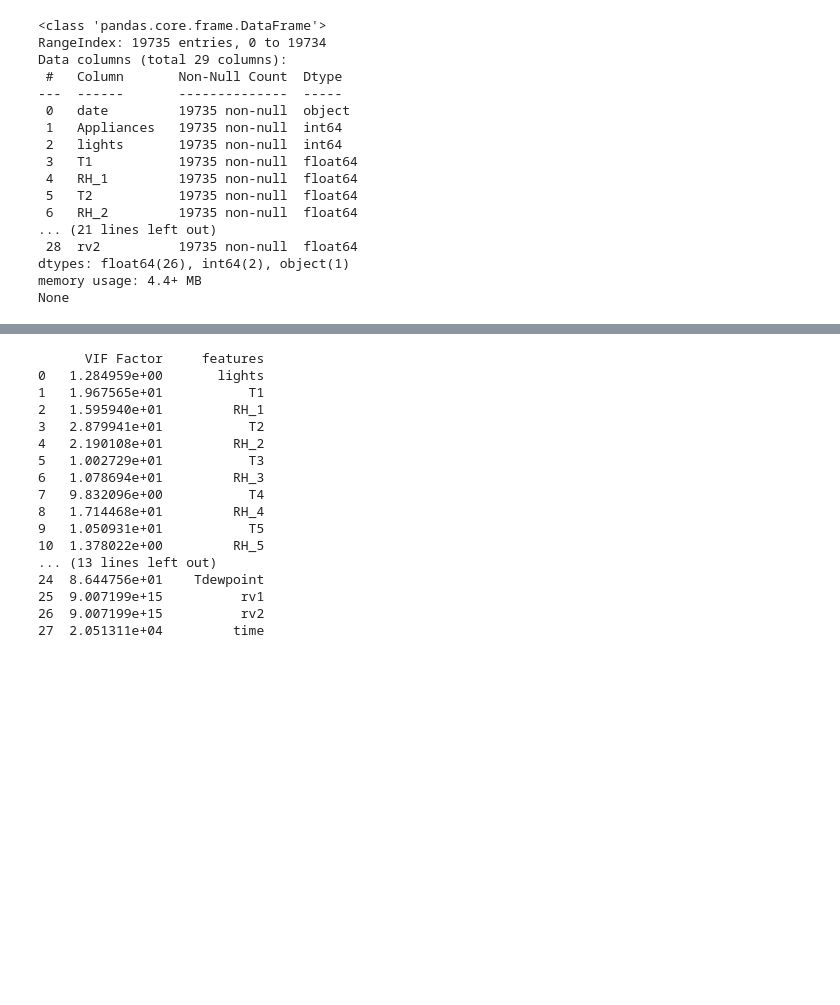
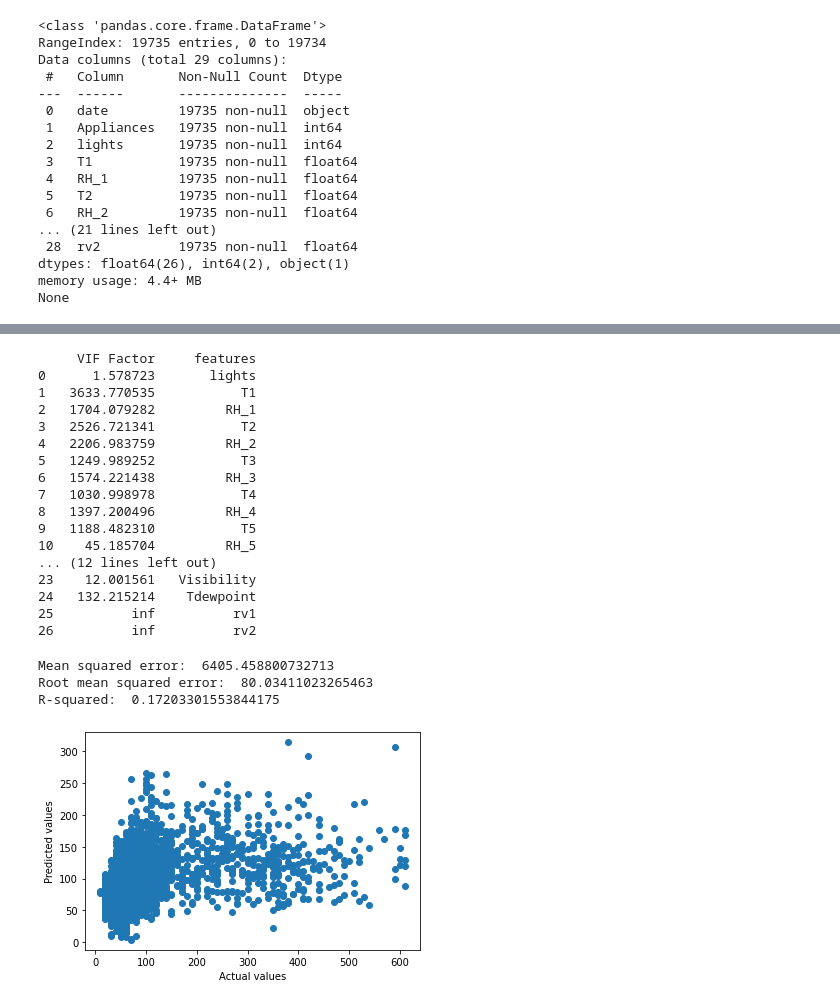
Before and after one commit to nimnathw/energy-consumption, a Jupyter notebook: energy_consumption.ipynb, the cells around one changed output, grey strips where cells are left out. Cells and saved outputs as stored; diff of their text form; code cells hidden in the pictures; blank space fills up the shorter version.

```diff
--- a/energy_consumption.ipynb
+++ b/energy_consumption.ipynb
@@ -155,9 +280,5 @@ sns.heatmap(corr, annot=False, ax=ax)
 # %%
-# Create X features set and y outcome set
-X = df_processed.drop(["Appliances"], axis=1)
-y = df_processed["Appliances"]
-
-# Calculate VIF for each feature
+# Calculate VIF for each feature to identify multicollinearity
 vif = pd.DataFrame()
 vif["VIF Factor"] = [variance_inflation_factor(X.values, i) for i in range(X.shape[1])]
 vif["features"] = X.columns
@@ -165,20 +286,20 @@ vif["features"] = X.columns
 # Show VIF values
 print(vif)
 # %% [output]
-      VIF Factor     features
-0   1.284959e+00       lights
-1   1.967565e+01           T1
-2   1.595940e+01         RH_1
-3   2.879941e+01           T2
-4   2.190108e+01         RH_2
-5   1.002729e+01           T3
-6   1.078694e+01         RH_3
-7   9.832096e+00           T4
-8   1.714468e+01         RH_4
-9   1.050931e+01           T5
-10  1.378022e+00         RH_5
-... (13 lines left out)
-24  8.644756e+01    Tdewpoint
-25  9.007199e+15          rv1
-26  9.007199e+15          rv2
-27  2.051311e+04         time
+     VIF Factor     features
+0      1.578723       lights
+1   3633.770535           T1
+2   1704.079282         RH_1
+3   2526.721341           T2
+4   2206.983759         RH_2
+5   1249.989252           T3
+6   1574.221438         RH_3
+7   1030.998978           T4
+8   1397.200496         RH_4
+9   1188.482310           T5
+10    45.185704         RH_5
+... (12 lines left out)
+23    12.001561   Visibility
+24   132.215214    Tdewpoint
+25          inf          rv1
+26          inf          rv2
@@ -189,15 +306,45 @@ X = scaler.fit_transform(X)
 # %%
+# Run an OLS model after a regular train_test_split
+
+# Create X features set and y outcome set
+X = df_filtered.drop(["Appliances"], axis=1)
+y = df_filtered["Appliances"]
+
 # Split the data into training and test sets
 X_train, X_test, y_train, y_test = train_test_split(X, y, test_size=0.2, random_state=0)
 
 # Split the training data into training and validation sets
 X_train, X_val, y_train, y_val = train_test_split(X_train, y_train, test_size=0.25, random_state=0)
 
 # Initialize the model
 lr = LinearRegression()
 
 # Train the model
 lr.fit(X_train, y_train)
 
 # Predict y values for the validation set
 y_pred = lr.predict(X_val)
+
+# Calculate model perfomance metrics for the validation set
+# Calculate mean squared error
+mse = mean_squared_error(y_val, y_pred)
+print("Mean squared error: ", mse)
+
+# Calculate root mean squared error
+rmse = np.sqrt(mse)
+print("Root mean squared error: ", rmse)
+
+# Calculate R-squared score
+r2 = r2_score(y_val, y_pred)
+print("R-squared: ", r2)
+
+# Plot predicted values  against the actual values for the validation set
+plt.scatter(y_val, y_pred)
+plt.xlabel("Actual values")
+plt.ylabel("Predicted values")
+plt.show()
+# %% [output]
+Mean squared error:  6405.458800732713
+Root mean squared error:  80.03411023265463
+R-squared:  0.17203301553844175
+[figure, added]
```
Also changed, not shown: parts of 20 cells of this notebook.
